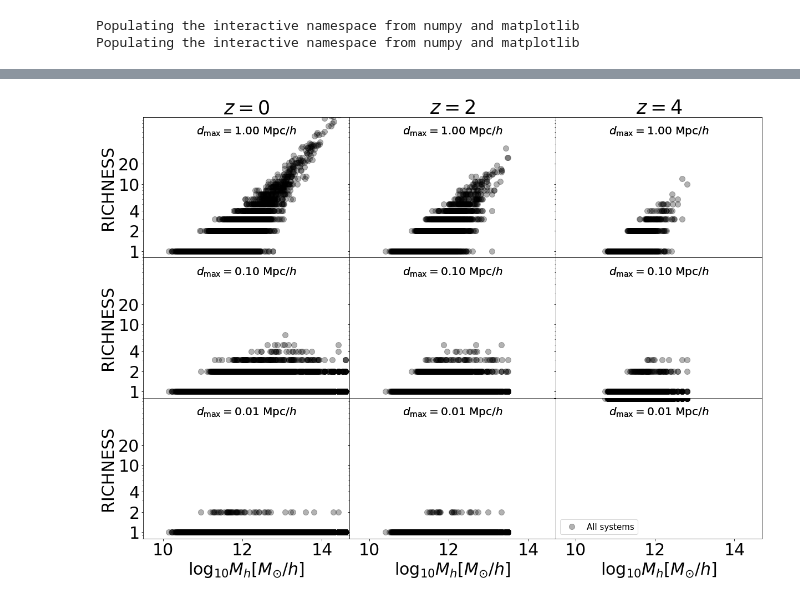
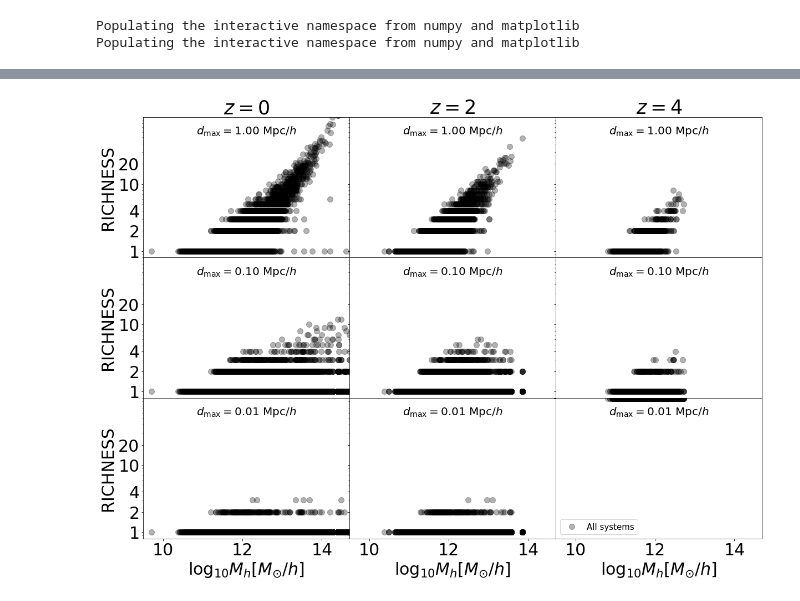
Before and after one commit to akbhowmi/Blackhole_systems_AGN_connection, a Jupyter notebook: Paper_black_systems_and_AGN_connection.ipynb, the cells around one changed output, grey strips where cells are left out. Drawn from its saved outputs; the diff is of its cells as text; code cells hidden in the pictures.

```diff
--- a/Paper_black_systems_and_AGN_connection.ipynb
+++ b/Paper_black_systems_and_AGN_connection.ipynb
@@ -29,5 +137,5 @@ Populating the interactive namespace from numpy and matplotlib
 # %%
-redshift_space=[0.0,2,4]
+redshift_space=[0.06,2,4]
 log_LINKING_LENGTH_space=numpy.linspace(-2,2,40)
 log_bhmass_cuts_space=[6]
 
@@ -57,78 +165,13 @@ log_lum_cut=43
 
 scale_of_interest=1.0
 
-for scale_of_interest in scale_of_interest_space:
-    jj=0
-    run='L75n1820TNG'
-    #if (ii==2):
-    #    run='L35n2160TNG'
-    for redshift in redshift_space:
-        #print(log_scale_of_interest)
-        obj=ax[ii,jj]
-        obj2=ax[ii,jj]
-        if(1==1):
-            ax[0,jj].set_title('$z=%d$'%redshift,fontsize=35)
-
-
-
-
-
-
-            obj.tick_params(labelsize=30)
-            obj2.tick_params(labelsize=30)
-
-
-            log_scale_of_interest=log_LINKING_LENGTH_space[log_LINKING_LENGTH_space<numpy.log10(scale_of_interest)][-1]
-        #scale_of_interest=0.5
-            #obj=ax[0,jj]
-            #run='L205n2500TNG'
-
-
-            obj.text(0.5,0.9,'$d_{\mathrm{max}}=%.2f\ \mathrm{Mpc}/h$'%scale_of_interest,horizontalalignment='center',verticalalignment='center', transform=obj.transAxes,fontsize=20)
-
-            NBINS=7
-            colormap='YlGnBu'
-            opacity=1
-            RICHNESS,RICHNESS_active_42,RICHNESS_active_43,RICHNESS_active_44,RICHNESS_active_45,RICHNESS_active_46,RICHNESS_active_47,RICHNESS_BH_70,RICHNESS_BH_80,RICHNESS_BH_90,RICHNESS_BH_100,primary_tag,primary_half_by_halomass,primary_half_by_bhmass,BH_Mass_primary,bolometric_luminosity_primary,host_halo_mass_primary=numpy.load(save_output_path+run+'log_bhmass_cut_%.1f_redshift_%.2f_log_LINKING_LENGTH_%.2f_all_info_more_bound.npy'%(log_bhmass_cut,redshift,log_scale_of_interest))
-
-            mask=bolometric_luminosity_primary>0
-            #obj.errorbar(numpy.log10(host_halo_mass_primary[mask]),RICHNESS[mask],color='blue',linestyle=' ',alpha=0.5,ms=10,marker='o')
-
-            mask=bolometric_luminosity_primary>1e44
-            #obj.errorbar(numpy.log10(host_halo_mass_primary[mask]),RICHNESS[mask],color='red',linestyle=' ',alpha=0.5,ms=10,marker='o')
-            #obj.hist2d(numpy.log10(host_halo_mass_primary),numpy.log10(RICHNESS), bins=(NBINS,NBINS), norm=mpl.colors.LogNorm(),cmap=colormap,alpha=opacity)
-
-
-            #pickle.dump([N_space,number/BOXSIZE**3,poisson_error/BOXSIZE**3],open('./output_multiplicity_functions/multiplicity_functions_log_bhmass_cut_%.1f_redshift_%.2f_log_LINKING_LENGTH_%.2f.pickle'%(log_bhmass_cut,redshift,log_scale_of_interest),'w'))
-        x_labl='$\log_{10}M_h[M_{\odot}/h]$'
-        obj.set_xlabel(x_labl,fontsize=30)
-        obj.set_yscale('log')
-        #obj.set_ylim(1,200)
-        obj.set_xlim(9.5,14.7)
-        jj+=1
-        yticks=numpy.array([0,1,2,4,10])
-        obj.set_yticks(yticks)
-        obj.set_yticklabels(yticks.astype(str))
-
-    y_labl='RICHNESS'
-    ax[0,0].set_ylabel(y_labl,fontsize=30)
-    ax[1,0].set_ylabel(y_labl,fontsize=30)
-    ax[2,0].set_ylabel(y_labl,fontsize=30)
-
-
-
-    ii+=1
-
-
-#obj.set_yticks([1e-6,1e-4,1e-2])
-
-#ax[2,0].legend(loc='lower left',fontsize=15)
 ii=0
-redshift_space=[0.0,2,4]
+run='MBII'
+redshift_space=[0.06,2,4]
 
 for scale_of_interest in scale_of_interest_space:
     jj=0
-    run='L75n1820TNG'
+    #run='L75n1820TNG'
     #if (ii==2):
     #    run='L35n2160TNG'
     for redshift in redshift_space:
@@ -171,35 +214,35 @@ for scale_of_interest in scale_of_interest_space:
             #pickle.dump([N_space,number/BOXSIZE**3,poisson_error/BOXSIZE**3],open('./output_multiplicity_functions/multiplicity_functions_log_bhmass_cut_%.1f_redshift_%.2f_log_LINKING_LENGTH_%.2f.pickle'%(log_bhmass_cut,redshift,log_scale_of_interest),'w'))
         x_labl='$\log_{10}M_h[M_{\odot}/h]$'
         obj.set_xlabel(x_labl,fontsize=30)
         obj.set_yscale('log')
         obj.set_ylim(0.8,100)
         obj.set_xlim(9.5,14.7)
         jj+=1
         yticks=numpy.array([0,1,2,4,10,20])
         obj.set_yticks(yticks)
         obj.set_yticklabels(yticks.astype(str))
 
     y_labl='RICHNESS'
     ax[0,0].set_ylabel(y_labl,fontsize=30)
     ax[1,0].set_ylabel(y_labl,fontsize=30)
     ax[2,0].set_ylabel(y_labl,fontsize=30)
 
 
 
     ii+=1
 
 
 #obj.set_yticks([1e-6,1e-4,1e-2])
 
 #ax[2,0].legend(loc='lower left',fontsize=15)
 ax[2,2].legend(loc='lower left',fontsize=15)
 plt.subplots_adjust(wspace=0,hspace=0)
 #plt.savefig('./BH_multiplicity_functions_redshift_evolution.pdf',bbox_inches='tight')
 
 plt.subplots_adjust(wspace=0,hspace=0)
-plt.savefig('./figures_for_paper1/RICHNESS_vs_halomass_TNG.png',bbox_inches='tight')
+plt.savefig('./figures_for_paper1/RICHNESS_vs_halomass_%s.png'%run,bbox_inches='tight')
 # %% [output]
-[figure, old version]
+[figure, new version]
 # %%
 def make_plot(run,boxsize,col,style):
     ii=0
```
Also changed, not shown: parts of 7 cells of this notebook.
